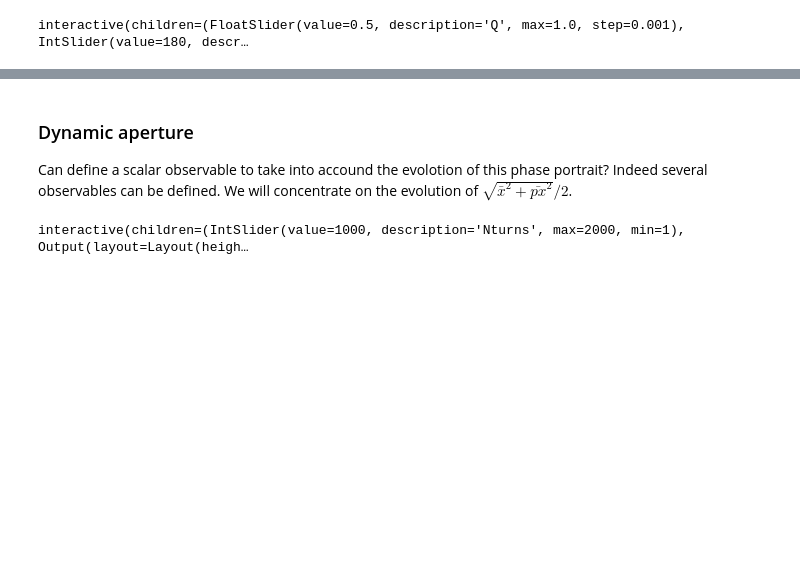
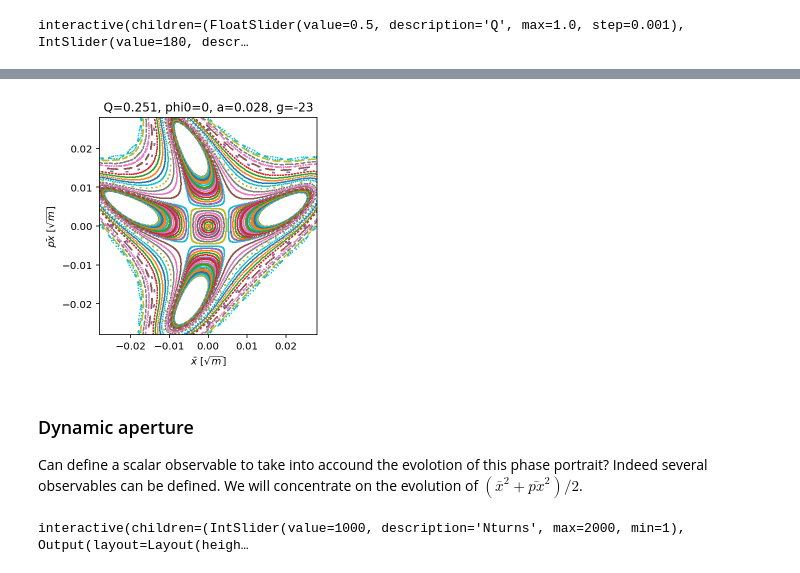
Before and after one commit to cerncas/2022Sevrier, a Jupyter notebook: examples/OpticsCalculations.ipynb, the cells around one changed output, grey strips where cells are left out. Drawn from its saved outputs; the diff is of its cells as text; code cells hidden in the pictures; blank space fills up the shorter version.

```diff
--- a/examples/OpticsCalculations.ipynb
+++ b/examples/OpticsCalculations.ipynb
@@ -1226,6 +1238,11 @@ henonMap(Q=1/4+.001, phi0=0,a=.05,g=-23,Nturns=1000,Namplitude=50)
+# %%
+# An example
+henonMap(Q=1/4+.001, phi0=0, a=.028,g=-23,Nturns=1000,Namplitude=50)
+# %% [output]
+[figure, added]
 # %% [markdown]
 ### Dynamic aperture
-Can define a scalar observable to take into accound the evolotion of this phase portrait? Indeed several observables can be defined. We will concentrate on the evolution of $\sqrt{\bar{x}^2+\bar{px}^2}/2$.
+Can define a scalar observable to take into accound the evolotion of this phase portrait? Indeed several observables can be defined. We will concentrate on the evolution of $(\bar{x}^2+\bar{px}^2)/2$.
 # %%
 import pandas as pd
 Q=1/4+.001
```
Also changed, not shown: parts of 16 cells of this notebook.
